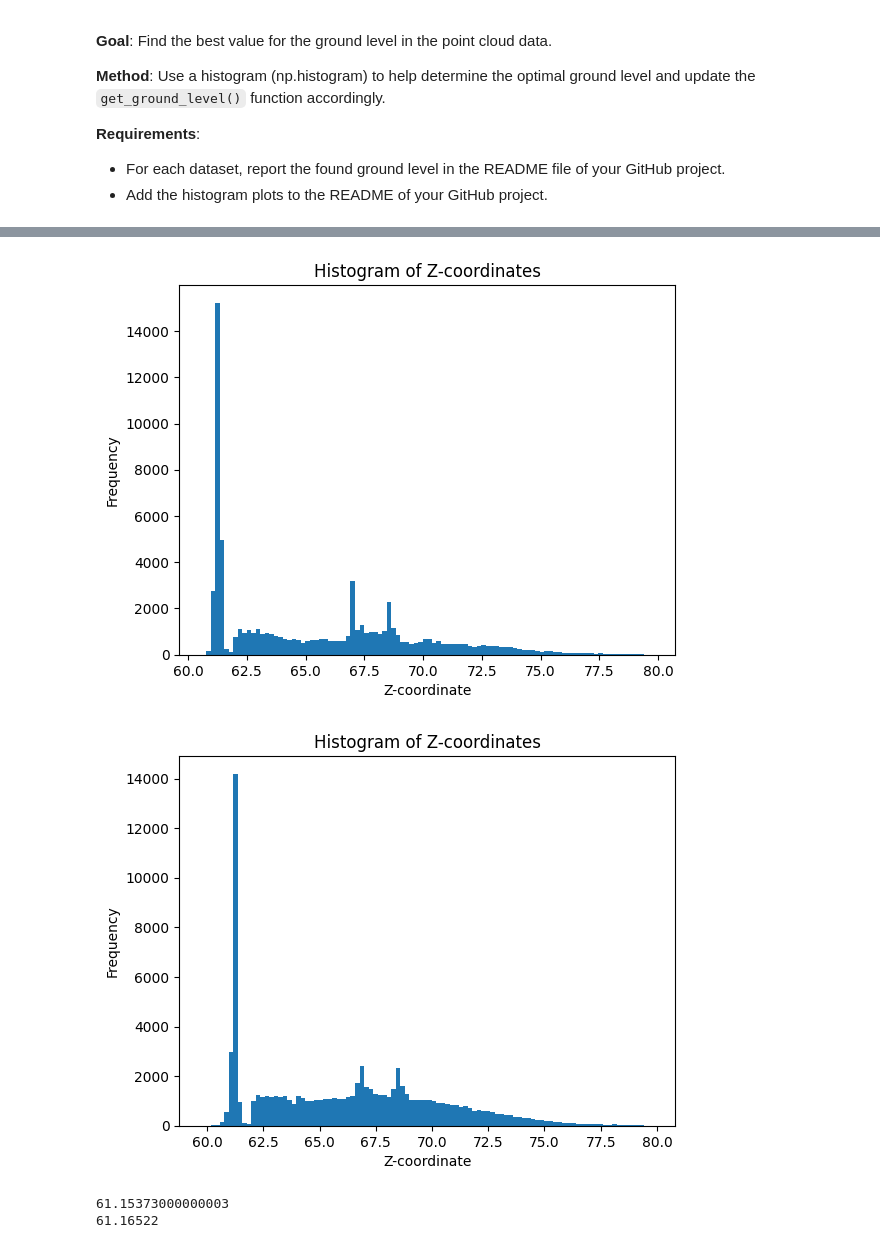
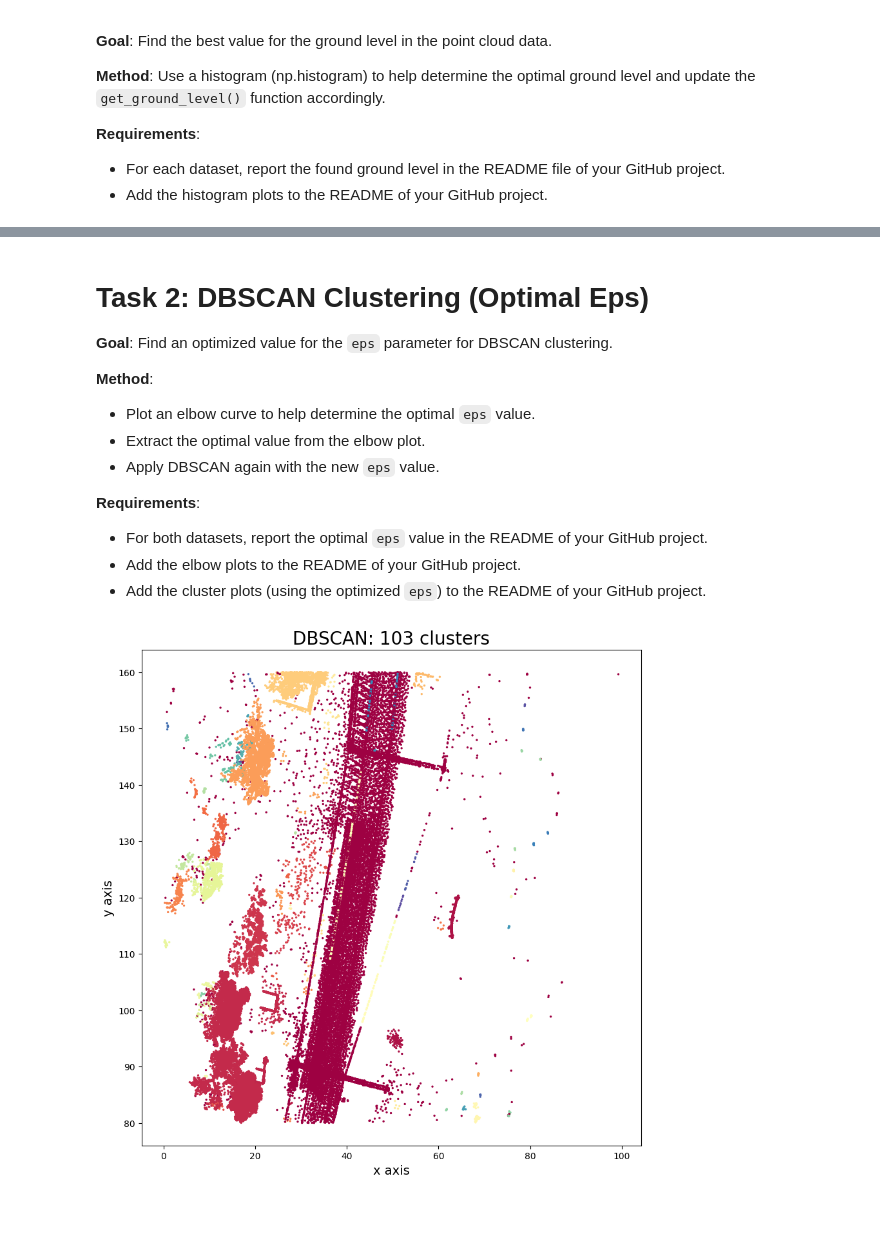
Before and after one commit to Ferb168/Industrial_AI_and_eMaintenance-Assignment5, a Jupyter notebook: Assignment5.ipynb, the cells around one changed output, grey strips where cells are left out. Drawn from its saved outputs; the diff is of its cells as text; code cells hidden in the pictures; blank space fills up the shorter version.

Commit message:
Update some part of codes for Task 1, and trial and error in task 2.

```diff
--- a/Assignment5.ipynb
+++ b/Assignment5.ipynb
@@ -94,3 +94,17 @@ Drive already mounted at /content/drive; to attempt to forcibly remount, call dr
 
 *   For each dataset, report the found ground level in the README file of your GitHub project.
 *   Add the histogram plots to the README of your GitHub project.
+# %%
+print("Data Set 1")
+est_ground_level_1 = get_ground_level(pcd_1)
+print(est_ground_level_1)
+pcd_above_ground_1 = pcd_1[pcd_1[:,2] > est_ground_level_1]
+display(pcd_above_ground_1.shape)
+show_cloud(pcd_above_ground_1) # sideview
+
+print("Data Set 2")
+est_ground_level_2 = get_ground_level(pcd_2)
+print(est_ground_level_2)
+pcd_above_ground_2 = pcd_2[pcd_2[:,2] > est_ground_level_2]
+display(pcd_above_ground_2.shape)
+show_cloud(pcd_above_ground_2) # sideview
@@ -97,43 +122,42 @@ Drive already mounted at /content/drive; to attempt to forcibly remount, call dr
+# %% [markdown]
+# Task 2: DBSCAN Clustering (Optimal Eps)
+
+**Goal**: Find an optimized value for the `eps` parameter for DBSCAN clustering.
+
+**Method**:
+*   Plot an elbow curve to help determine the optimal `eps` value.
+*   Extract the optimal value from the elbow plot.
+*   Apply DBSCAN again with the new `eps` value.
+
+**Requirements**:
+
+*   For both datasets, report the optimal `eps` value in the README of your GitHub project.
+*   Add the elbow plots to the README of your GitHub project.
+*   Add the cluster plots (using the optimized `eps`) to the README of your GitHub project.
 # %%
-est_ground_level_1 = get_ground_level(pcd_1)
-est_ground_level_2 = get_ground_level(pcd_2)
 
-print(est_ground_level_1)
-print(est_ground_level_2)
-
-pcd_above_ground = pcd_1[pcd_1[:,2] > est_ground_level_1]
-#%%
-pcd_above_ground.shape
-
-#%% side view
-show_cloud(pcd_above_ground)
-
-
-# %%
-unoptimal_eps = 10
+# trial and error
+unoptimal_eps = 1
 # find the elbow
-clustering = DBSCAN(eps = unoptimal_eps, min_samples=5).fit(pcd_above_ground)
+clustering_1 = DBSCAN(eps = unoptimal_eps, min_samples=5).fit(pcd_above_ground_1)
 
 #%%
-clusters = len(set(clustering.labels_)) - (1 if -1 in clustering.labels_ else 0)
+clusters = len(set(clustering_1.labels_)) - (1 if -1 in clustering_1.labels_ else 0)
 colors = [plt.cm.Spectral(each) for each in np.linspace(0, 1, clusters)]
 
 # %%
 # Plotting resulting clusters
 plt.figure(figsize=(10,10))
-plt.scatter(pcd_above_ground[:,0],
-            pcd_above_ground[:,1],
-            c=clustering.labels_,
+plt.scatter(pcd_above_ground_1[:,0],
+            pcd_above_ground_1[:,1],
+            c=clustering_1.labels_,
             cmap=matplotlib.colors.ListedColormap(colors),
             s=2)
 
 
 plt.title('DBSCAN: %d clusters' % clusters,fontsize=20)
 plt.xlabel('x axis',fontsize=14)
 plt.ylabel('y axis',fontsize=14)
 plt.show()
 # %% [output]
-[figure, old version]
+[figure, new version]
-[figure, removed]
-61.15373000000003
-61.16522
```
Also changed, not shown: parts of 3 cells of this notebook.
